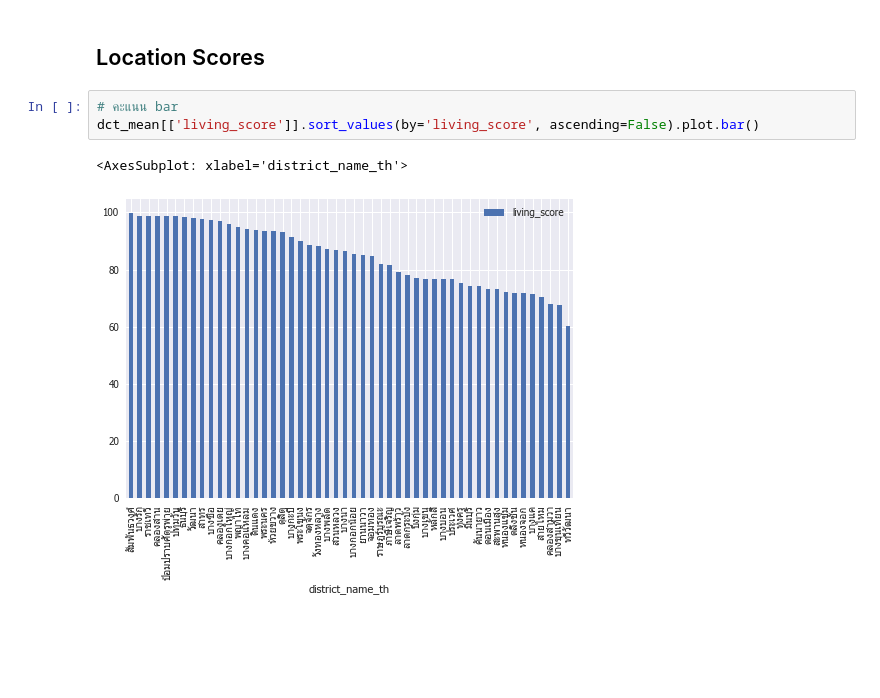
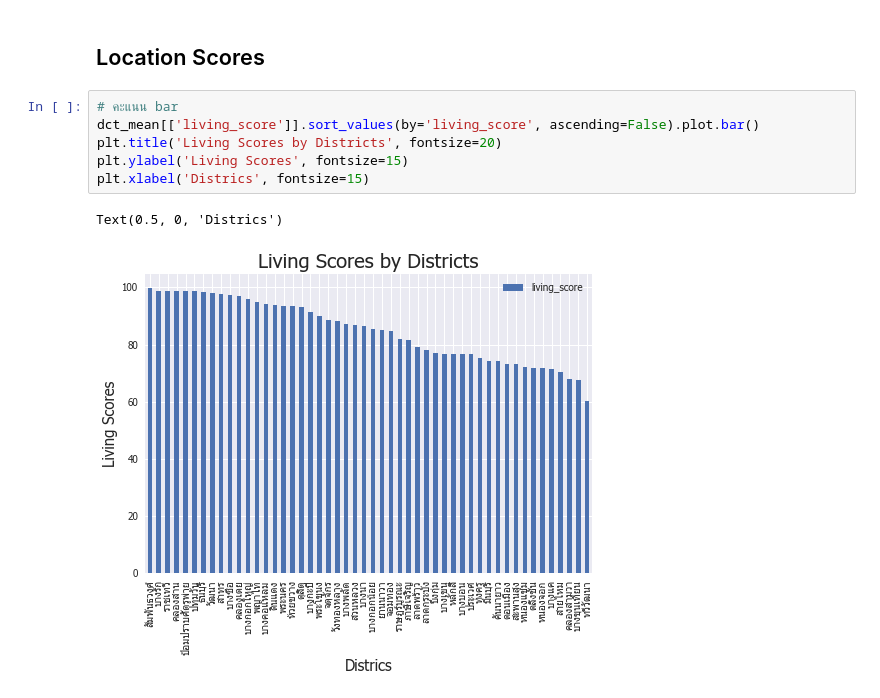
Before and after one commit to terjirapat/DADS5001-Project, a Jupyter notebook: project.ipynb, the cells around one changed output. Cells and saved outputs as stored; diff of their text form; blank space fills up the shorter version.

```diff
--- a/project.ipynb
+++ b/project.ipynb
@@ -458,7 +478,10 @@ plt.axis('off')
 # %%
 # คะแนน bar
 dct_mean[['living_score']].sort_values(by='living_score', ascending=False).plot.bar()
+plt.title('Living Scores by Districts', fontsize=20)
+plt.ylabel('Living Scores', fontsize=15)
+plt.xlabel('Districs', fontsize=15)
 # %% [output]
-<AxesSubplot: xlabel='district_name_th'>
+Text(0.5, 0, 'Districs')
-[figure, old version]
+[figure, new version]
 # %%
```
Also changed, not shown: parts of 18 cells of this notebook, 1 other file.
